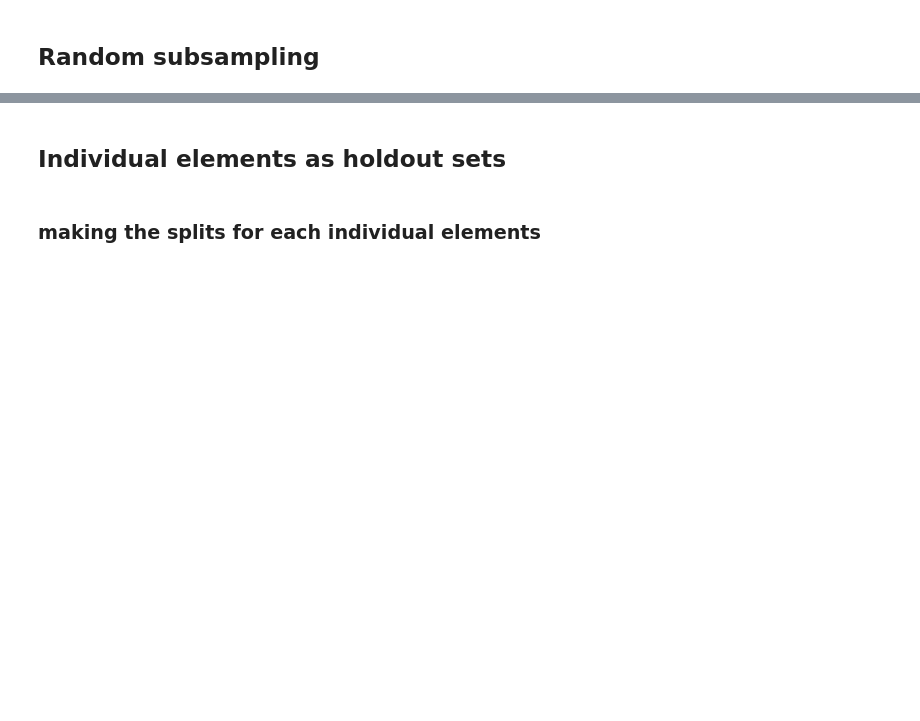
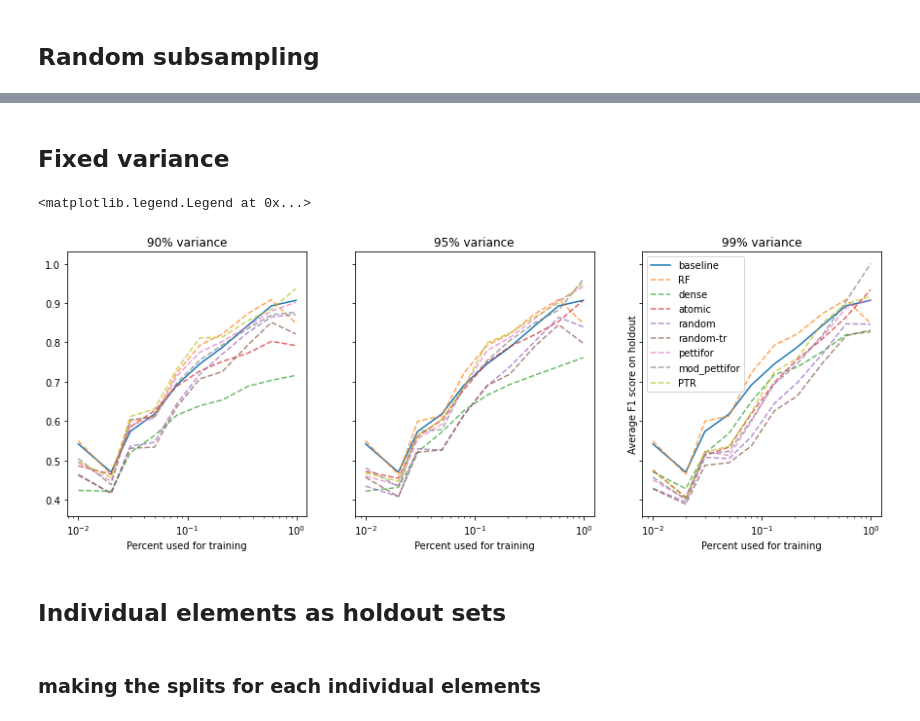
Before and after one commit to dovahkiin0022/representations, a Jupyter notebook: notebooks/2b_generalizability_phase.ipynb, the cells around one changed output, grey strips where cells are left out. Drawn from its saved outputs; the diff is of its cells as text; code cells hidden in the pictures; blank space fills up the shorter version.

```diff
--- a/notebooks/2b_generalizability_phase.ipynb
+++ b/notebooks/2b_generalizability_phase.ipynb
@@ -153,0 +157,2 @@ plt.legend()
+# %% [markdown]
+## Fixed variance
@@ -153,0 +211,29 @@ plt.legend()
+# %%
+fig,ax  = plt.subplots(1,3,figsize= (15,5), sharex = True,sharey = True)
+ax = ax.ravel()
+for j,c in enumerate(var_dict.keys()):
+    method_dict = var_dict[c]
+    for method in method_dict.keys():
+        random_subsampling_dict = method_dict[method]
+        mean_list = []
+        std_list = []
+        for i in random_subsampling_dict.keys():
+            mean = np.mean(random_subsampling_dict[i])
+            std = np.std(random_subsampling_dict[i])
+            mean_list.append(mean)
+            std_list.append(std)
+        if method != 'baseline':
+            style = '--'
+            alpha = 0.7
+        else:
+            style = '-'
+            alpha = 1
+        ax[j].errorbar(random_subsampling_dict.keys(),mean_list,label = method, linestyle = style, alpha = alpha)
+        ax[j].set_xscale('log')
+        ax[j].set_xlabel('Percent used for training')
+        ax[j].set_title(f'{int(c*100)}% variance')
+plt.ylabel('Average F1 score on holdout')
+plt.legend()
+# %% [output]
+<matplotlib.legend.Legend at 0x...>
+[figure, added]
```
Also changed, not shown: parts of 8 cells of this notebook, 19 other files.
